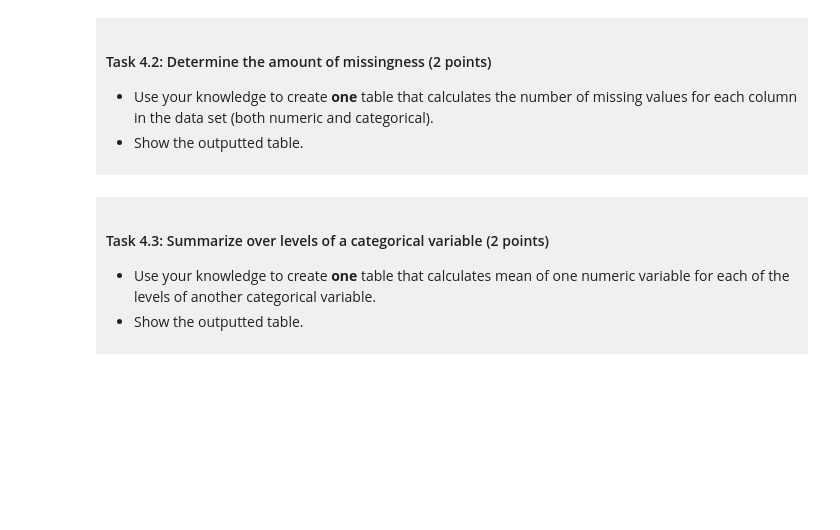
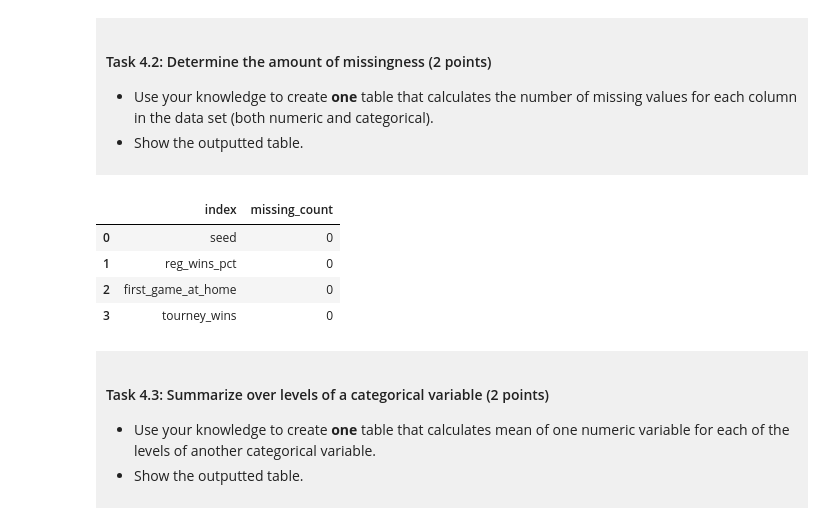
Before and after one commit to Mike47a/dsci-100-project-Mike-Xu, a Jupyter notebook: dsci-100-project-notebook (1).ipynb, the cells around one changed output. Cells and saved outputs as stored; diff of their text form; code cells hidden in the pictures; blank space fills up the shorter version.

```diff
--- a/dsci-100-project-notebook (1).ipynb
+++ b/dsci-100-project-notebook (1).ipynb
@@ -246,7 +252,14 @@ You will refine your research question (if needed) and produce a tidy data set.
 - Show the outputted table.
 </div>
 # %%
-### EDIT THIS CODE CELL ###
+missing_summary = tidy_data.isna().sum().reset_index(name='missing_count')
+missing_summary
+# %% [output]
+|  | index | missing_count |
+| 0 | seed | 0 |
+| 1 | reg_wins_pct | 0 |
+| 2 | first_game_at_home | 0 |
+| 3 | tourney_wins | 0 |
 # %% [markdown]
 <div style="background-color: #f0f0f0; padding: 10px;">
 
```
Also changed, not shown: parts of 12 cells of this notebook.
